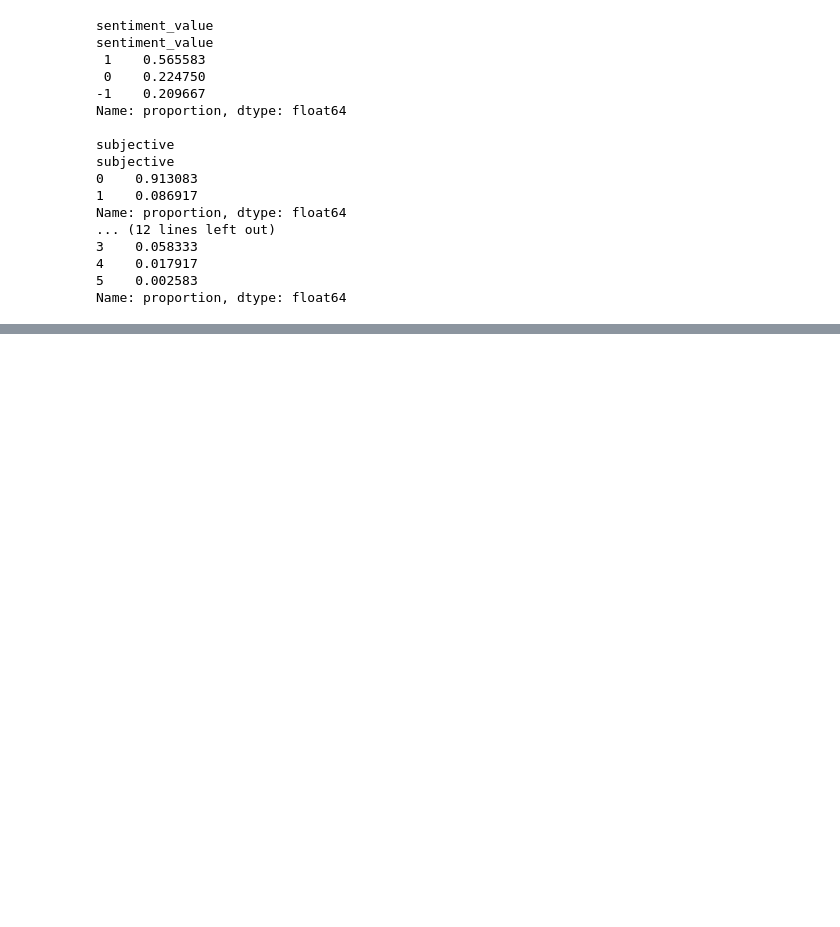
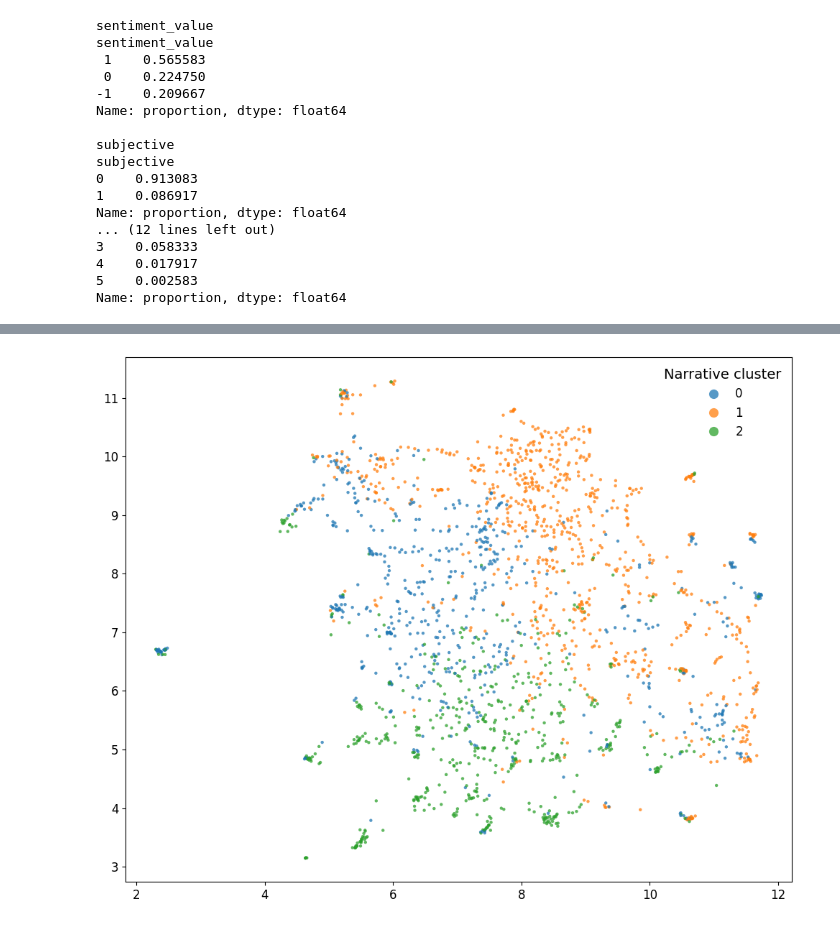
Before and after one commit to awroble/NLP_2025W, a Jupyter notebook: Topic-Discovery-News-Narratives-Tytkowski/clustering/main.ipynb, the cells around one changed output, grey strips where cells are left out. Cells and saved outputs as stored; diff of their text form; code cells hidden in the pictures; blank space fills up the shorter version.

```diff
--- a/Topic-Discovery-News-Narratives-Tytkowski/clustering/main.ipynb
+++ b/Topic-Discovery-News-Narratives-Tytkowski/clustering/main.ipynb
@@ -501,0 +614,7 @@ Name: proportion, dtype: float64
+# %%
+X_topic = np.vstack(df_topic["embedding"].values)
+# %%
+k_topic = 3  # small, interpretable
+kmeans_topic = KMeans(n_clusters=k_topic, random_state=42)
+
+df_topic["topic_cluster"] = kmeans_topic.fit_predict(X_topic)
@@ -501,0 +636,5 @@ Name: proportion, dtype: float64
+# %%
+k_topic = 3  # small, interpretable
+kmeans_topic = KMeans(n_clusters=k_topic, random_state=42)
+
+df_topic["topic_cluster"] = kmeans_topic.fit_predict(X_topic)
@@ -501,0 +791,38 @@ Name: proportion, dtype: float64
+# %%
+umap_model = umap.UMAP(
+    n_neighbors=15,
+    min_dist=0.1,
+    random_state=42
+)
+
+X_umap_topic = umap_model.fit_transform(X_topic)
+# %%
+plt.figure(figsize=(10, 8))
+sns.scatterplot(
+    x=X_umap_topic[:, 0],
+    y=X_umap_topic[:, 1],
+    hue=df_topic["topic_cluster"],
+    palette="tab10",
+    s=10,
+    alpha=0.75,
+    linewidth=0
+)
+
+plt.xlabel("")
+plt.ylabel("")
+plt.legend(
+    title="Narrative cluster",
+    markerscale=3,
+    frameon=False
+)
+plt.tight_layout()
+
+plt.savefig(
+    "umap_kmean_6.png",
+    dpi=300,
+    transparent=True
+)
+
+plt.show()
+# %% [output]
+[figure, added]
```
Also changed, not shown: parts of 31 cells of this notebook.
